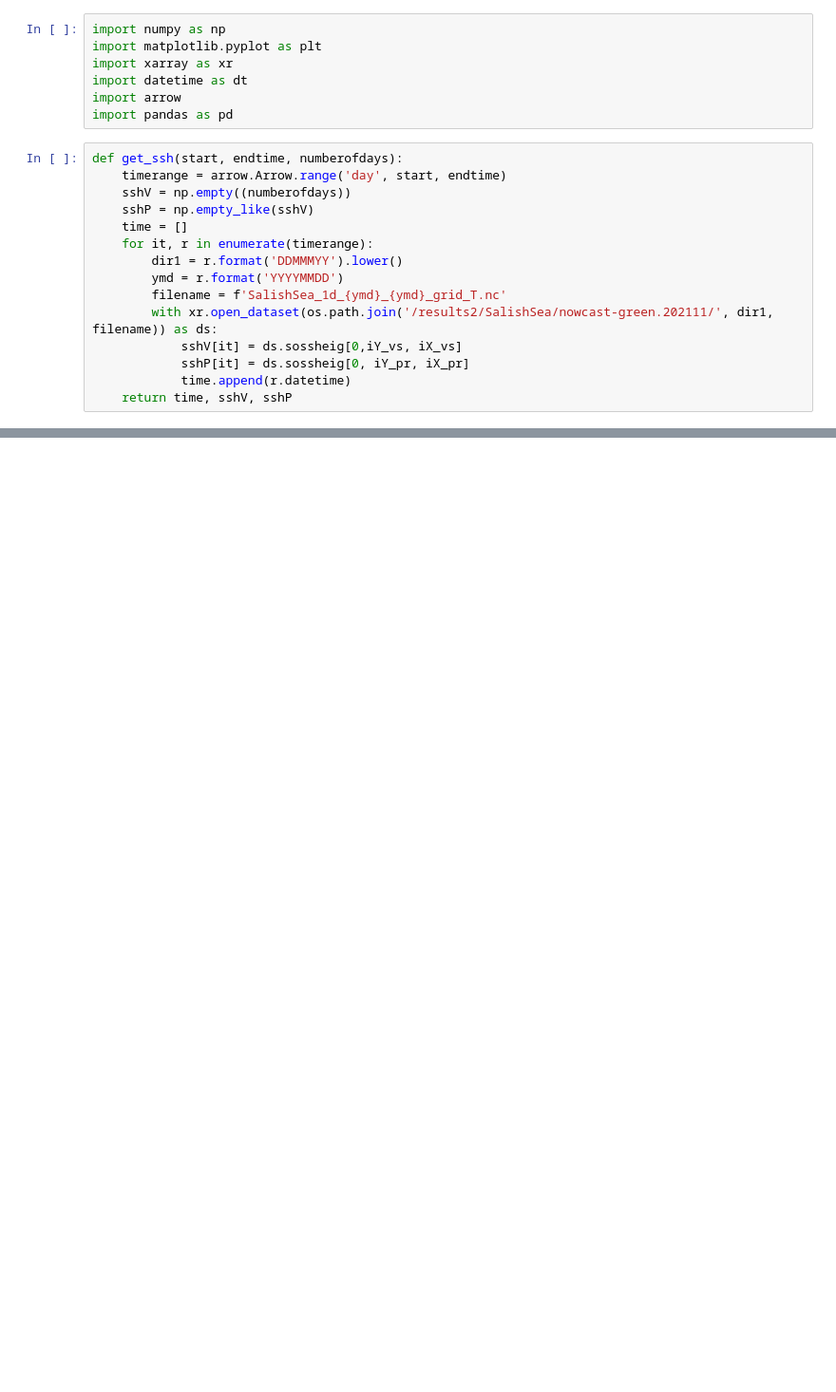
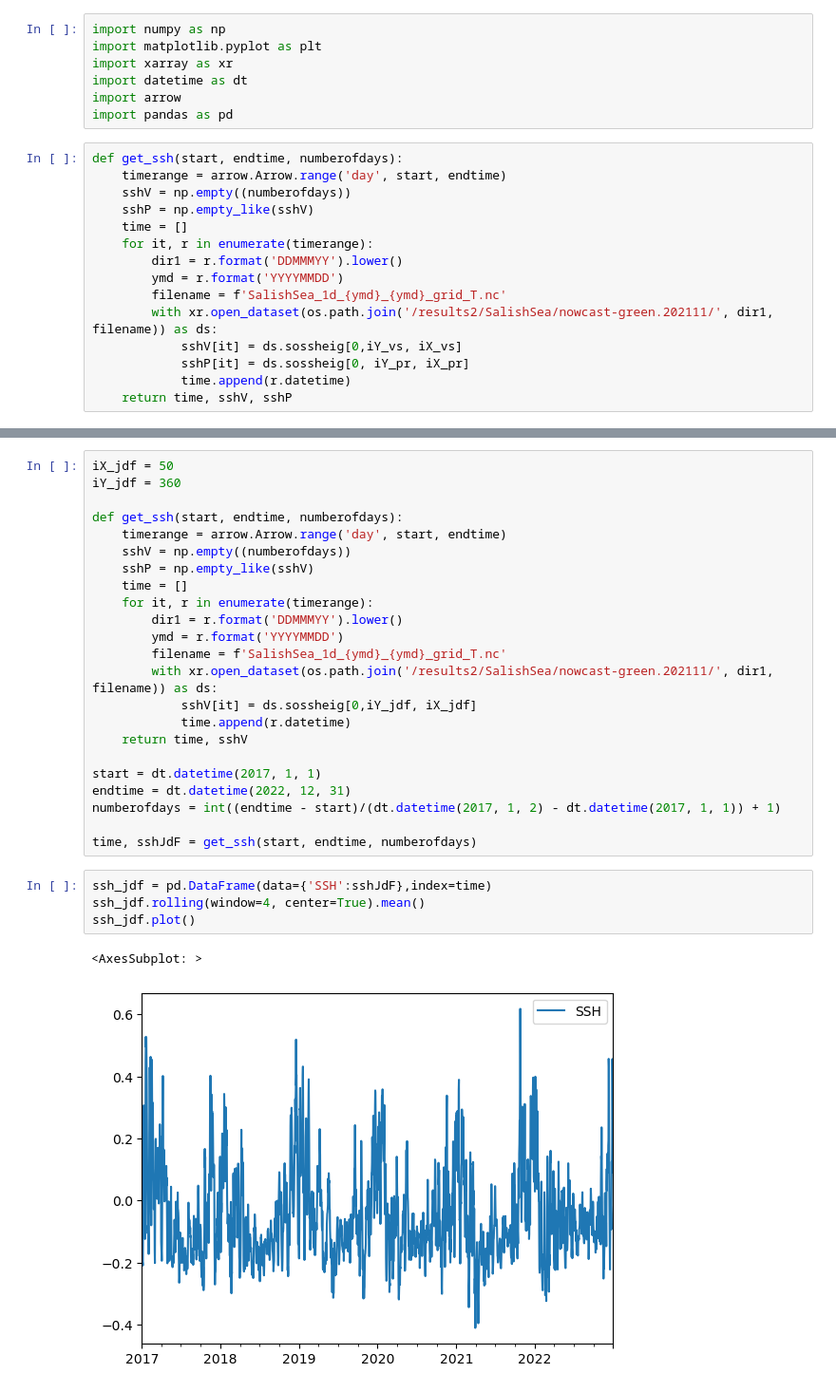
Before and after one commit to SalishSeaCast/analysis-camryn, a Jupyter notebook: notebooks/sea_surface_height.ipynb, the cells around one changed output, grey strips where cells are left out. Shown at 95% size. Drawn from its saved outputs; the diff is of its cells as text; blank space fills up the shorter version.

```diff
--- a/notebooks/sea_surface_height.ipynb
+++ b/notebooks/sea_surface_height.ipynb
@@ -53,0 +76,30 @@ delta_ssh.to_csv('ssh_4day_mean.csv')
+# %%
+iX_jdf = 50
+iY_jdf = 360
+
+def get_ssh(start, endtime, numberofdays):
+    timerange = arrow.Arrow.range('day', start, endtime)
+    sshV = np.empty((numberofdays))
+    sshP = np.empty_like(sshV)
+    time = []
+    for it, r in enumerate(timerange):
+        dir1 = r.format('DDMMMYY').lower()
+        ymd = r.format('YYYYMMDD')
+        filename = f'SalishSea_1d_{ymd}_{ymd}_grid_T.nc'
+        with xr.open_dataset(os.path.join('/results2/SalishSea/nowcast-green.202111/', dir1, filename)) as ds:
+            sshV[it] = ds.sossheig[0,iY_jdf, iX_jdf]
+            time.append(r.datetime)
+    return time, sshV
+
+start = dt.datetime(2017, 1, 1)
+endtime = dt.datetime(2022, 12, 31)
+numberofdays = int((endtime - start)/(dt.datetime(2017, 1, 2) - dt.datetime(2017, 1, 1)) + 1)
+
+time, sshJdF = get_ssh(start, endtime, numberofdays)
+# %%
+ssh_jdf = pd.DataFrame(data={'SSH':sshJdF},index=time)
+ssh_jdf.rolling(window=4, center=True).mean()
+ssh_jdf.plot()
+# %% [output]
+<AxesSubplot: >
+[figure, added]
```
Also changed, not shown: parts of 7 cells of this notebook.
